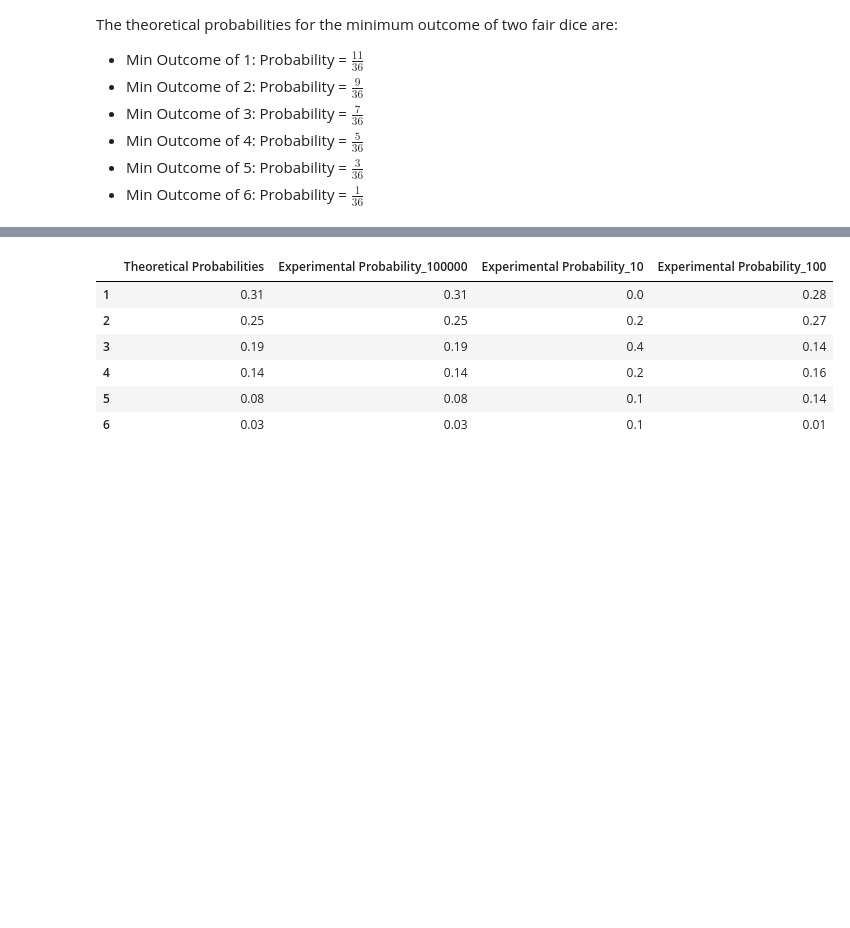
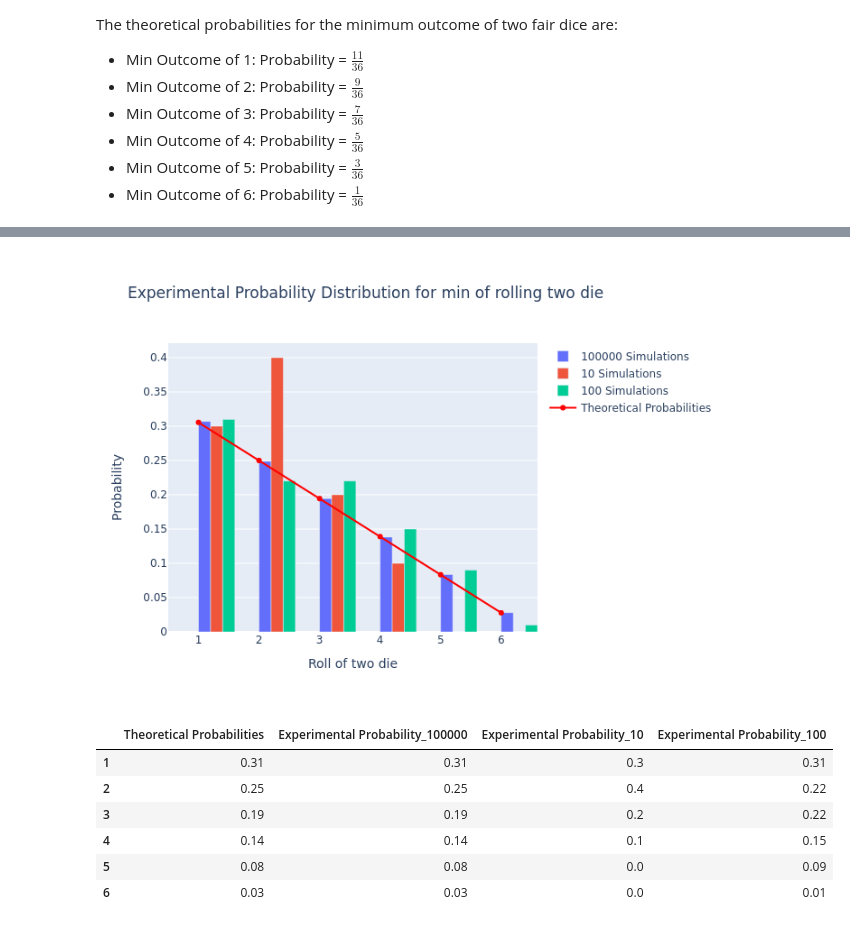
Before and after one commit to pk1308/Activity-2--stat-2, a Jupyter notebook: Activity3/Montecarlo.ipynb, the cells around one changed output, grey strips where cells are left out. Cells and saved outputs as stored; diff of their text form; code cells hidden in the pictures; blank space fills up the shorter version.

```diff
--- a/Activity3/Montecarlo.ipynb
+++ b/Activity3/Montecarlo.ipynb
@@ -359,6 +366,8 @@ df = run_experiment(num_simulations_list=num_simulations_list, actual_probabilit
 title='Experimental Probability Distribution for min of rolling two die '
 x_title = "Roll of two die"
 plot_df(df=df , num_simulations_list=num_simulations_list ,title=title, x_title=x_title)
-
+plot_df(df=df , num_simulations_list=num_simulations_list ,title=title, x_title=x_title)
+pil_im = Image.open(f"./{title}.png")
+display(pil_im)
 df
 # %% [output]
@@ -366,7 +374,8 @@ df
+[figure, added]
 |  | Theoretical Probabilities | Experimental Probability_100000 | Experimental Probability_10 | Experimental Probability_100 |
-| 1 | 0.31 | 0.31 | 0.0 | 0.28 |
-| 2 | 0.25 | 0.25 | 0.2 | 0.27 |
-| 3 | 0.19 | 0.19 | 0.4 | 0.14 |
-| 4 | 0.14 | 0.14 | 0.2 | 0.16 |
-| 5 | 0.08 | 0.08 | 0.1 | 0.14 |
-| 6 | 0.03 | 0.03 | 0.1 | 0.01 |
+| 1 | 0.31 | 0.31 | 0.3 | 0.31 |
+| 2 | 0.25 | 0.25 | 0.4 | 0.22 |
+| 3 | 0.19 | 0.19 | 0.2 | 0.22 |
+| 4 | 0.14 | 0.14 | 0.1 | 0.15 |
+| 5 | 0.08 | 0.08 | 0.0 | 0.09 |
+| 6 | 0.03 | 0.03 | 0.0 | 0.01 |
```
Also changed, not shown: parts of 6 cells of this notebook, 4 other files.
